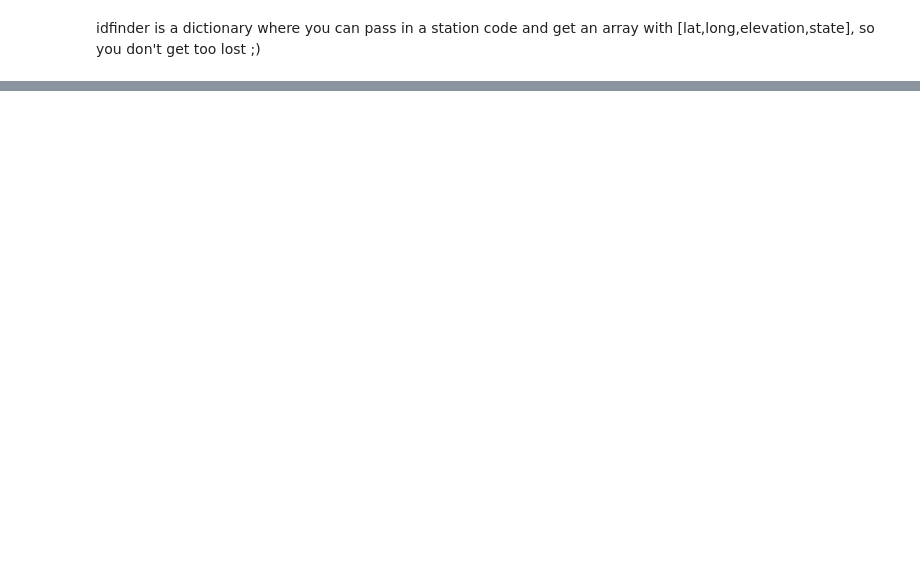
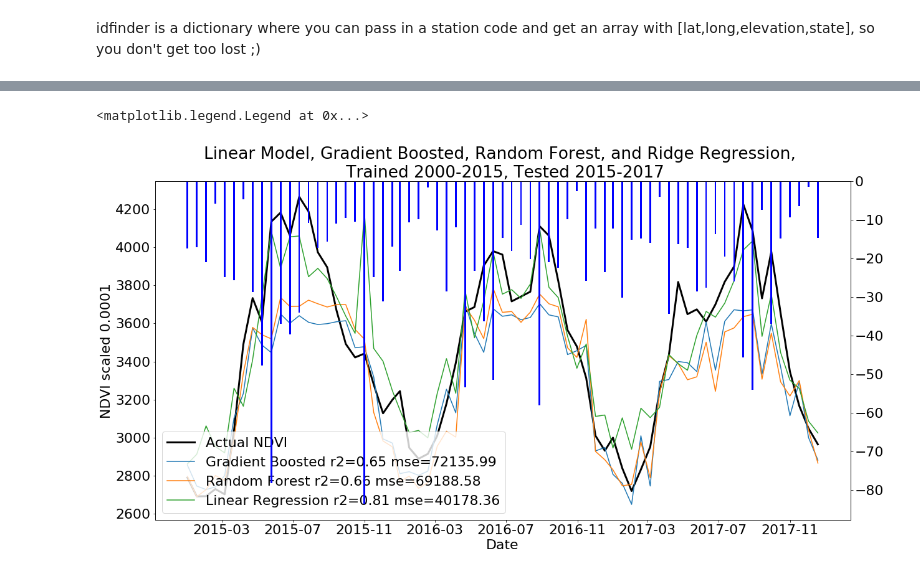
Before and after one commit to pberzins/plant_forecast, a Jupyter notebook: PlantForecast_demo.ipynb, the cells around one changed output, grey strips where cells are left out. Cells and saved outputs as stored; diff of their text form; code cells hidden in the pictures; blank space fills up the shorter version.

Commit message:
Updated Graphs for User to play with

```diff
--- a/PlantForecast_demo.ipynb
+++ b/PlantForecast_demo.ipynb
@@ -67,0 +57,6 @@ array([39.4728, -104.8926, 1950.7, 'CO'], dtype=object)
+# %%
+X_train= train_df[['PRCP','SNOW','SNOWD','TMAX','TMIN','LT_precip','LT_snow','LT_snowd', 'LT_tmax','LT_tmin','intercept']]
+y_train = train_df[['NDVI']].values.reshape(-1,)
+# %%
+X_test= test_df[['PRCP','SNOW','SNOWD','TMAX','TMIN','LT_precip','LT_snow','LT_snowd', 'LT_tmax','LT_tmin','intercept']]
+y_test = test_df[['NDVI']].values.reshape(-1,)
@@ -67,0 +71,14 @@ array([39.4728, -104.8926, 1950.7, 'CO'], dtype=object)
+# %%
+rf = None
+rf= RandomForestRegressor()
+rf.fit(X_train,y_train)
+rf_pred= rf.predict(X_test)
+rf_score=rf.score(X_test,y_test)
+rf_mse = mean_squared_error(y_test, rf_pred)
+# %%
+lin= None
+lin= LinearRegression()
+lin.fit(X_train,y_train)
+lin_pred= lin.predict(X_test)
+lin_score = lin.score(X_test,y_test)
+lin_mse = mean_squared_error(y_test, lin_pred)
@@ -67,0 +99,31 @@ array([39.4728, -104.8926, 1950.7, 'CO'], dtype=object)
+# %%
+matplotlib.rcParams.update({'font.size': 22})
+
+fig, ax = plt.subplots(figsize=(20,10))
+ax.plot(X_test.index,y_test, label='Actual NDVI', color='Black', linewidth=3)
+ax.plot(X_test.index, gbr_pred, label=f'Gradient Boosted r2={gbr_score:.2f} mse={gbr_mse:.2f}', color='C0')
+ax.plot(X_test.index, rf_pred, label=f'Random Forest r2={rf_score:.2f} mse={rf_mse:.2f}', color='C1')
+ax.plot(X_test.index, lin_pred, label=f'Linear Regression r2={lin_score:.2f} mse={lin_mse:.2f}', color='C2')
+#ax.plot(X_test.index, ridge_pred, label=f'Ridge Regression r2={ridge_score:.2f} mse={ridge_mse:.2f}', color='red')
+#ax.plot(X_test.index, lasso_pred, label=f'Lasso Regression Predicted NDVI r2:{lasso_score}', color='blue')
+
+#ax2 = ax.twinx()
+#ax2.plot(X_test.index, X_test['TMAX'], color='Red',linestyle=':')
+#ax2.plot(X_test.index, X_test['TMIN'], color='teal',linestyle=':')
+
+ax3= ax.twinx()
+ax3.bar(X_test.index, -X_test['PRCP'].astype(float), 3,label='precipitation',color='blue')
+#ax3.bar(X_test.index, -X_test['SNOW'].astype(float), 3,label='snow',color='yellow')
+#ax3.set_ylim(-200,0)
+
+
+ax.set_title('Linear Model, Gradient Boosted, Random Forest, and Ridge Regression, \n Trained 2000-2015, Tested 2015-2017')
+ax.set_ylabel('NDVI scaled 0.0001')
+ax.set_xlabel('Date')
+#ax.set_ylim(1800,4800)
+ax.legend(loc=3)
+#ax2.legend(loc=1)
+#ax3.legend(loc=2)
+# %% [output]
+<matplotlib.legend.Legend at 0x...>
+[figure, added]
```
Also changed, not shown: parts of 15 cells of this notebook.
